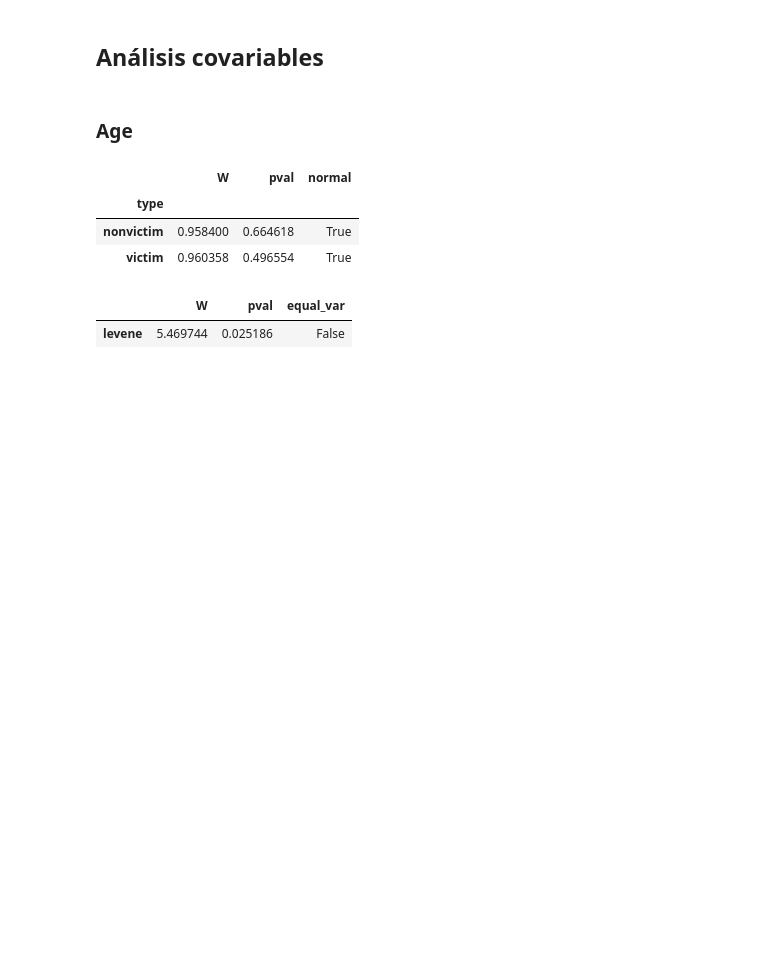
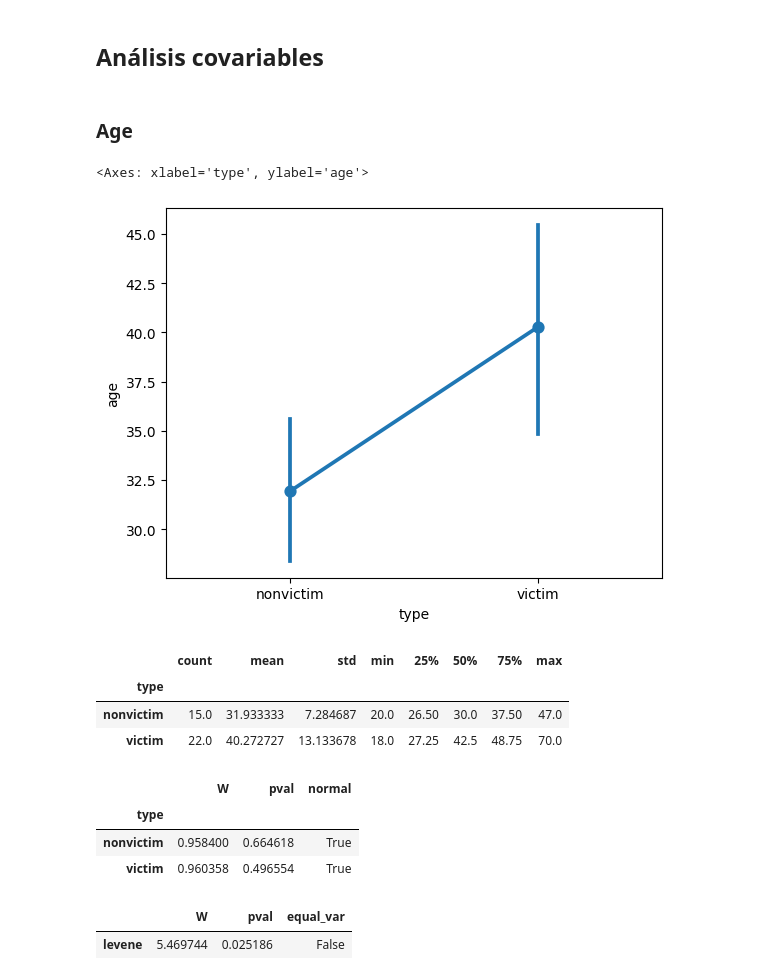
Before and after one commit to jhquiza/iat-eeg, a Jupyter notebook: erp/pruebas-hipotesis.ipynb, the cells around one changed output. Drawn from its saved outputs; the diff is of its cells as text; code cells hidden in the pictures; blank space fills up the shorter version.

```diff
--- a/erp/pruebas-hipotesis.ipynb
+++ b/erp/pruebas-hipotesis.ipynb
@@ -390,6 +447,23 @@ Víctimas (In vs Co):    p-corr = 0.2024
 ## Análisis covariables
 # %% [markdown]
 ### Age
+# %%
+sns.pointplot(
+    data=data_subjects_erps,
+    x="type",
+    y="age",
+    #hue="type"
+)
+# %% [output]
+<Axes: xlabel='type', ylabel='age'>
+[figure, added]
+# %%
+data_subjects_erps.groupby('type')['age'].describe()
+# %% [output]
+|  | count | mean | std | min | 25% | 50% | 75% | max |
+| type |  |  |  |  |  |  |  |  |
+| nonvictim | 15.0 | 31.933333 | 7.284687 | 20.0 | 26.50 | 30.0 | 37.50 | 47.0 |
+| victim | 22.0 | 40.272727 | 13.133678 | 18.0 | 27.25 | 42.5 | 48.75 | 70.0 |
 # %%
 # Normalidad de age por type
 pg.normality(
```
Also changed, not shown: parts of 15 cells of this notebook.
